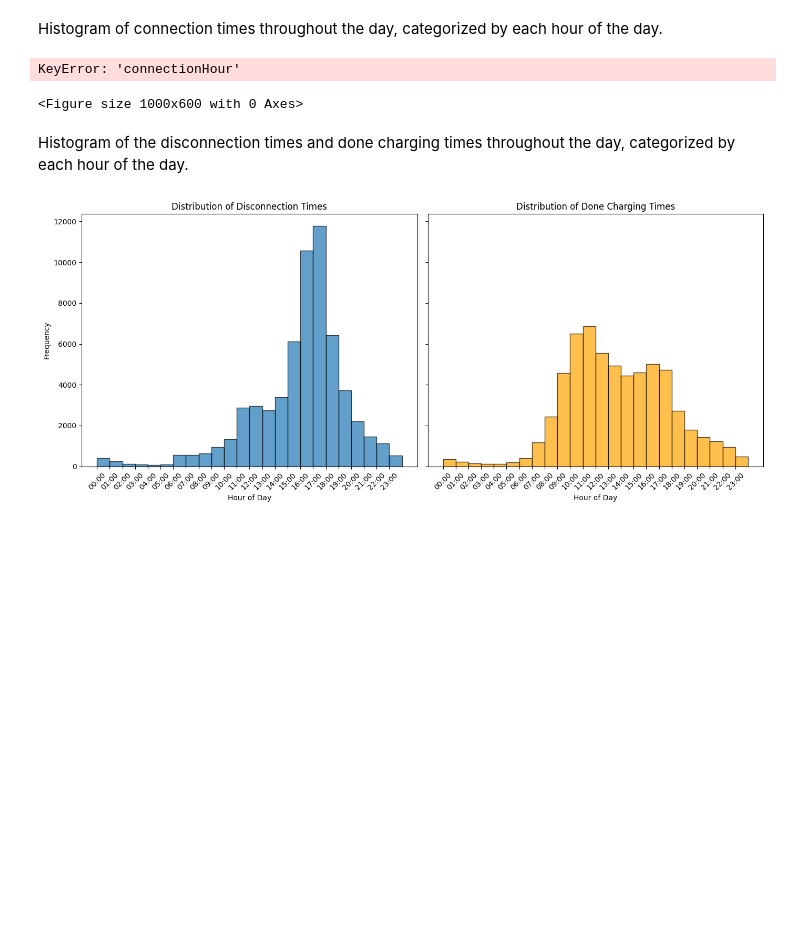
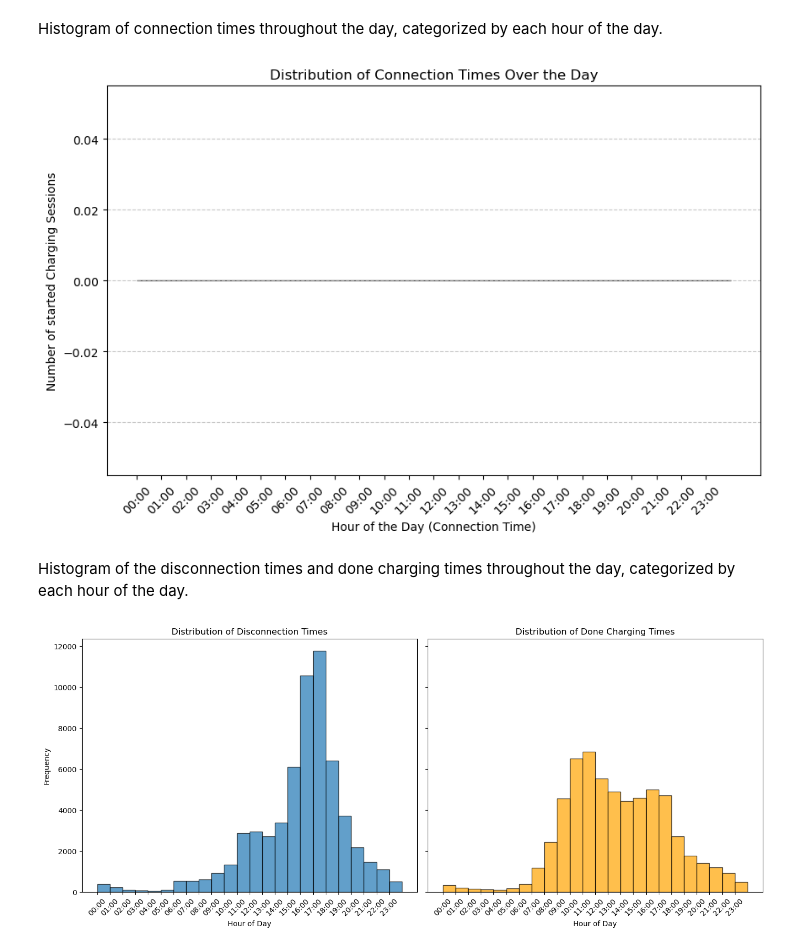
Before and after one commit to Zeyd263/DataDynamos, a Jupyter notebook: Preprocessing.ipynb, the cells around one changed output. Cells and saved outputs as stored; diff of their text form; code cells hidden in the pictures; blank space fills up the shorter version.

```diff
--- a/Preprocessing.ipynb
+++ b/Preprocessing.ipynb
@@ -594,16 +594,15 @@ Histogram of connection times throughout the day, categorized by each hour of th
 # %%
 # Plot a histogram to show the distribution of connection times over the day
 plt.figure(figsize=(10, 6))
-plt.hist(data_unique['connectionHour'], bins=24, range=(0, 24), edgecolor='black', alpha=0.7)
+plt.hist(data_unique['connectionTime'], bins=24, range=(0, 24), edgecolor='black', alpha=0.7)
 plt.title('Distribution of Connection Times Over the Day')
 plt.xlabel('Hour of the Day (Connection Time)')
 plt.ylabel('Number of started Charging Sessions')
 plt.xticks(range(24), [f"{hour:02d}:00" for hour in range(24)], rotation=45)
 plt.grid(axis='y', linestyle='--', alpha=0.7)
 plt.show()
 # %% [output]
-KeyError: 'connectionHour'
-<Figure size 1000x600 with 0 Axes>
+[figure, added]
 # %% [markdown]
 Histogram of the disconnection times and done charging times throughout the day, categorized by each hour of the day.
 # %%
```
Also changed, not shown: parts of 42 cells of this notebook.
